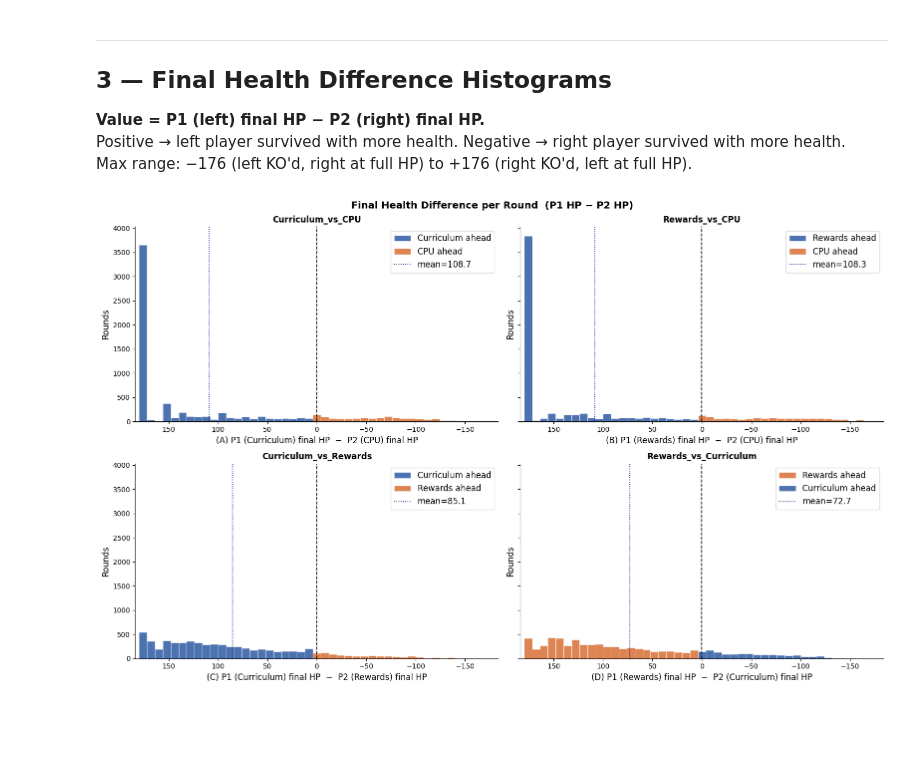
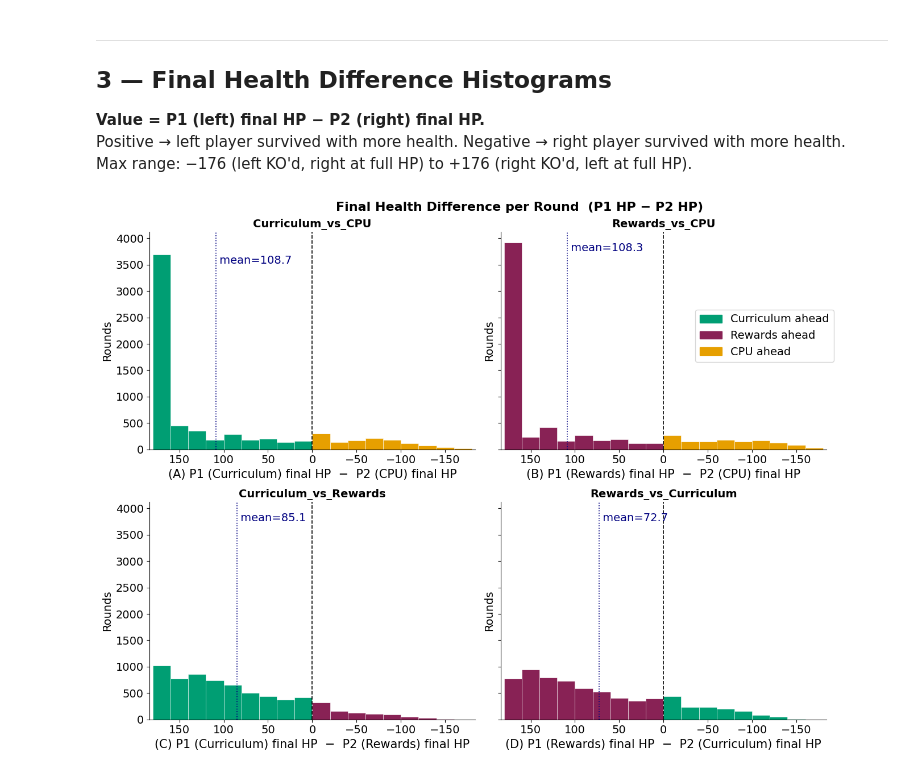
Before and after one commit to LucaOrtolan/StreetFighter2RL, a Jupyter notebook: results_analytics.ipynb, the cells around one changed output. Cells and saved outputs as stored; diff of their text form; code cells hidden in the pictures; blank space fills up the shorter version.

```diff
--- a/results_analytics.ipynb
+++ b/results_analytics.ipynb
@@ -101,8 +130,6 @@ summary_df
 # %%
 fig, axes = plt.subplots(2, 4, figsize=(20, 8), sharey=False)
 fig.suptitle("Win Rate by Matchup", fontsize=15, fontweight="bold", y=1.01)
-
-BAR_COLORS = ["#4C72B0", "#DD8452", "#8c8c8c"]
 
 for col, mu in enumerate(MATCHUPS):
     for row, level in enumerate(["match", "round"]):
@@ -112,8 +139,9 @@ for col, mu in enumerate(MATCHUPS):
         labels = [row_["p1_name"], row_["p2_name"], "Draw"]
         vals   = [row_["p1_win_pct"], row_["p2_win_pct"], row_["draw_pct"]]
         counts = [row_["p1_wins"],    row_["p2_wins"],    row_["draws"]]
+        colors = [PLAYER_COLORS.get(lbl, "#aaaaaa") for lbl in labels]
 
-        bars = ax.bar(labels, vals, color=BAR_COLORS, edgecolor="white", linewidth=0.8)
+        bars = ax.bar(labels, vals, color=colors, edgecolor="white", linewidth=0.8)
         for bar, cnt in zip(bars, counts):
             ax.text(bar.get_x() + bar.get_width() / 2,
                     bar.get_height() + 0.8,
@@ -235,0 +263,15 @@ plt.show()
+# %%
+TOP_TABLE = 3  # number of individually listed actions before collapsing into "Other Moves"
+
+table_rows = []
+for matchup, player, _, letter in configs:
+    all_data = top_actions(matchup, player)
+    total    = all_data.sum()
+    pcts     = 100 * all_data / total
+    row      = {"": letter, "Matchup": matchup, "Player": player}
+    for i, (action, pct) in enumerate(pcts.head(TOP_TABLE).items(), 1):
+        row[f"Top {i}"] = f"{action} ({pct:.1f}%)"
+    row["Other Moves"] = f"{pcts.iloc[TOP_TABLE:].sum():.1f}%"
+    table_rows.append(row)
+
+pd.DataFrame(table_rows).set_index("")
@@ -246,49 +297,50 @@ rounds.loc[rounds["p2_hp_final"] < 0, "p2_hp_final"] = 0
 # %%
 rounds["hp_diff"] = rounds["p1_hp_final"] - rounds["p2_hp_final"]
 
 def plot_hp_diff(ax, matchup, color_left, color_right, figure_letter):
     p1_name, p2_name = matchup.split("_vs_")
     sl = rounds[rounds.matchup == matchup]["hp_diff"]
-
-    bins = np.arange(-FULL_HP - 4, FULL_HP + 8, 8)   # 8-HP bins across full range
-
+    bins = np.arange(-FULL_HP - 4, FULL_HP + 8, 20)
     pos = sl[sl > 0]
     neg = sl[sl < 0]
     if len(pos):
-        ax.hist(pos, bins=bins, color=color_left,  edgecolor="white", linewidth=0.4,
-                label=f"{p1_name} ahead")
+        ax.hist(pos, bins=bins, color=color_left,  edgecolor="white", linewidth=0.4)
     if len(neg):
-        ax.hist(neg, bins=bins, color=color_right, edgecolor="white", linewidth=0.4,
-                label=f"{p2_name} ahead")
-
+        ax.hist(neg, bins=bins, color=color_right, edgecolor="white", linewidth=0.4)
     ax.axvline(0, color="black", linewidth=1.2, linestyle="--")
-    ax.axvline(sl.mean(), color="navy", linewidth=1.2, linestyle=":",
-               label=f"mean={sl.mean():.1f}")
-
-    ax.set_xlabel(f"({figure_letter}) P1 ({p1_name}) final HP  −  P2 ({p2_name}) final HP", fontsize=12)
-    ax.set_ylabel("Rounds", fontsize=12)
-    ax.set_title(matchup, fontsize=12, fontweight="bold")
+    ax.axvline(sl.mean(), color="navy", linewidth=1.2, linestyle=":")
+    ax.text(sl.mean(), ax.get_ylim()[1] * 0.95, f" mean={sl.mean():.1f}",
+            color="navy", fontsize=14, ha="left", va="top")
+    ax.set_xlabel(f"({figure_letter}) P1 ({p1_name}) final HP  −  P2 ({p2_name}) final HP", fontsize=15)
+    ax.set_ylabel("Rounds", fontsize=14)
+    ax.set_title(matchup, fontsize=14, fontweight="bold")
+    ax.tick_params(axis="both", labelsize=14)
     ax.set_xlim(FULL_HP + 8, -FULL_HP - 8)
-    ax.legend(fontsize=12)
     ax.spines[["top", "right"]].set_visible(False)
 
-fig, axes = plt.subplots(2, 2, figsize=(16, 10), sharey=True)
+fig, axes = plt.subplots(2, 2, figsize=(15, 10), sharey=True)
 fig.suptitle("Final Health Difference per Round  (P1 HP − P2 HP)",
-             fontsize=14, fontweight="bold")
+             fontsize=16, fontweight="bold")
 
 configs = [
-    ("Curriculum_vs_CPU",        "#4C72B0", "#DD8452"),
-    ("Rewards_vs_CPU",           "#4C72B0", "#DD8452"),
-    ("Curriculum_vs_Rewards",    "#4C72B0", "#DD8452"),
-    ("Rewards_vs_Curriculum",    "#DD8452", "#4C72B0"),
+    ("Curriculum_vs_CPU",     PLAYER_COLORS["Curriculum"], PLAYER_COLORS["CPU"]),
+    ("Rewards_vs_CPU",        PLAYER_COLORS["Rewards"],    PLAYER_COLORS["CPU"]),
+    ("Curriculum_vs_Rewards", PLAYER_COLORS["Curriculum"], PLAYER_COLORS["Rewards"]),
+    ("Rewards_vs_Curriculum", PLAYER_COLORS["Rewards"],    PLAYER_COLORS["Curriculum"]),
 ]
-
 figure_letters = ["A", "B", "C", "D"]
 for i, (ax, (mu, cl, cr)) in enumerate(zip(axes.flat, configs)):
     plot_hp_diff(ax, mu, cl, cr, figure_letters[i])
 
-plt.tight_layout()
+import matplotlib.patches as mpatches
+legend_handles = [
+    mpatches.Patch(color=PLAYER_COLORS["Curriculum"], label="Curriculum ahead"),
+    mpatches.Patch(color=PLAYER_COLORS["Rewards"],    label="Rewards ahead"),
+    mpatches.Patch(color=PLAYER_COLORS["CPU"],        label="CPU ahead"),
+]
+fig.legend(handles=legend_handles, loc="upper right", fontsize=14, bbox_to_anchor=(0.875, 0.8))
+plt.tight_layout(rect=[0, 0, 0.87, 1])
 fig.savefig(f"{FIGURES_DIR}/hp_diff_histograms.png", dpi=150, bbox_inches="tight")
 plt.show()
 # %% [output]
-[figure, old version]
+[figure, new version]
```
Also changed, not shown: parts of 7 cells of this notebook, 10 other files.
